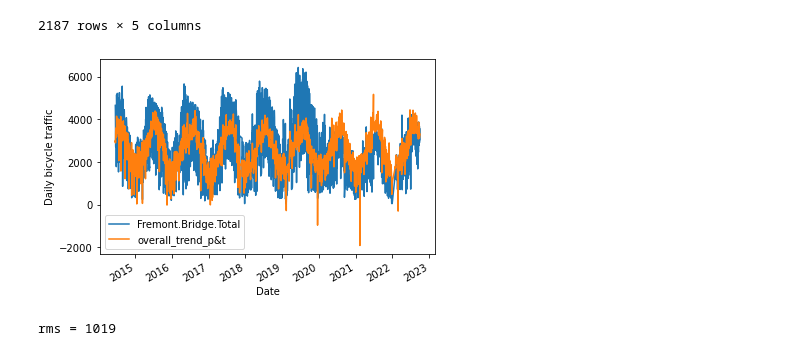
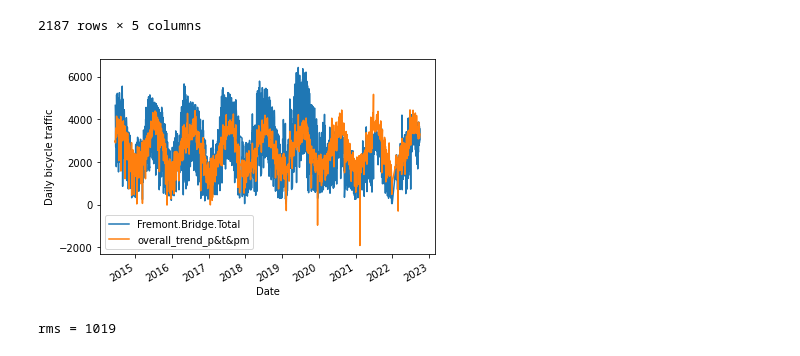
Before and after one commit to aworthyperson/Bike_Counters_Air_Quality, a Jupyter notebook: Bike_and_AQ_import_python.ipynb, the cells around one changed output. Drawn from its saved outputs; the diff is of its cells as text; code cells hidden in the pictures.

```diff
--- a/Bike_and_AQ_import_python.ipynb
+++ b/Bike_and_AQ_import_python.ipynb
@@ -1139,16 +1158,16 @@ ssD2
 # %%
 from sklearn.linear_model import LinearRegression
 
 columns = ['Temperature_10_m', 'precip_accum_one_hour_set_1', 'mPM']
 
 X = freeD2[columns]
 y = freeD2['Fremont.Bridge.Total']
 clf = LinearRegression().fit(X, y)
 freeD2['overall_trend_p&t&pm'] = clf.predict(X)
 
 # Plot the overall trend
-freeD2[['Fremont.Bridge.Total', 'overall_trend_p&t']].plot()
+freeD2[['Fremont.Bridge.Total', 'overall_trend_p&t&pm']].plot()
 plt.ylabel('Daily bicycle traffic');
 # %% [output]
-[figure, old version]
+[figure, new version]
 # %%
```
Also changed, not shown: parts of 12 cells of this notebook, 10 other files.
